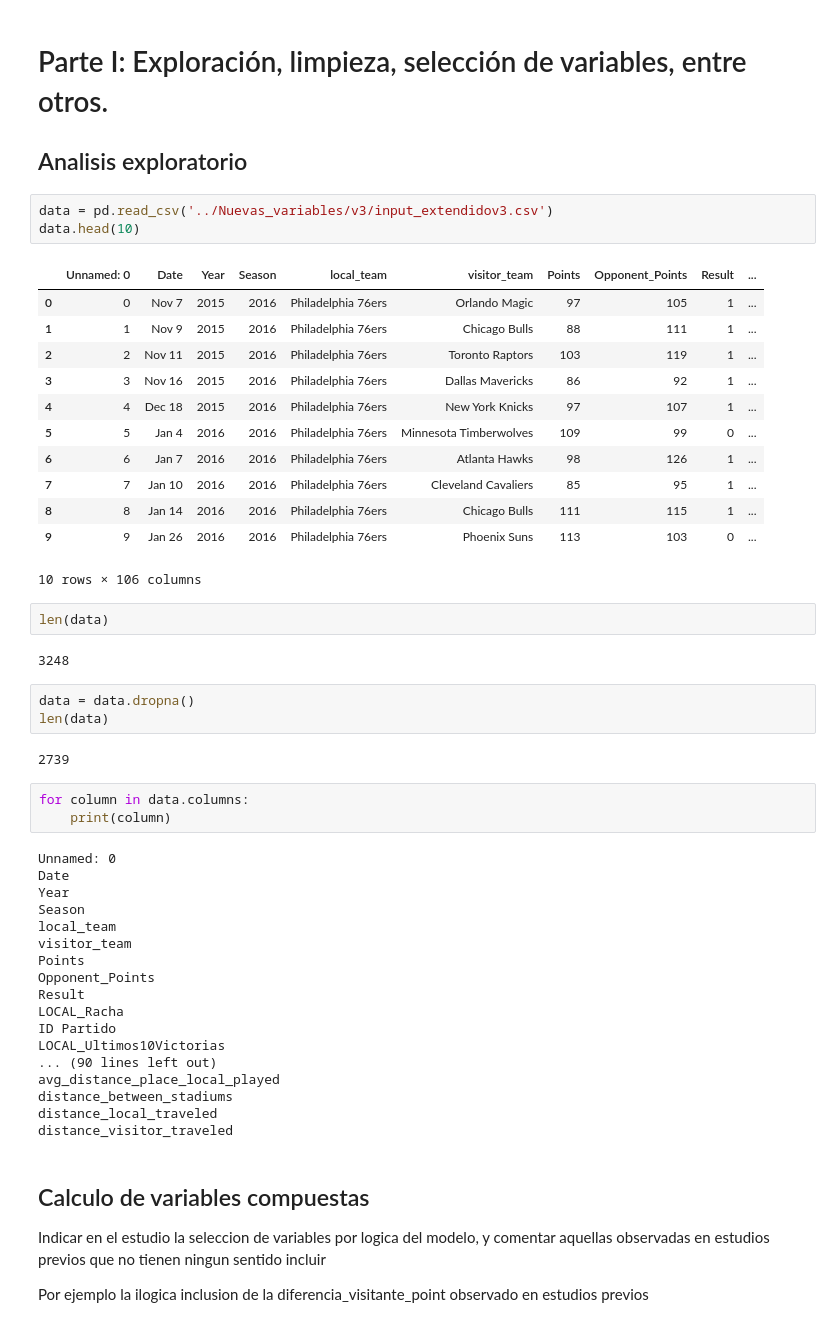
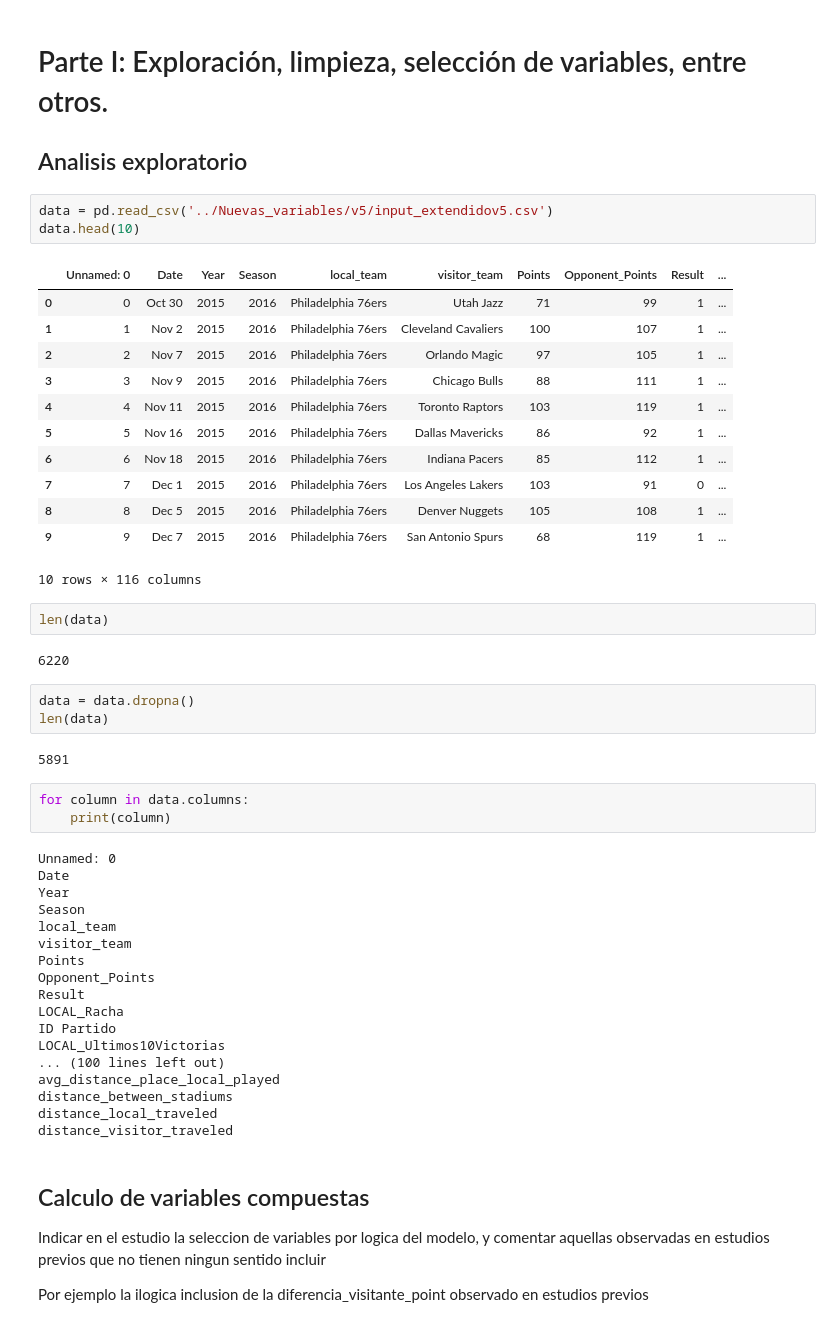
Before and after one commit to bryanDSousa/NBA-game-prediction, a Jupyter notebook: Modelo partidos/partidos_notebook_MODELO_FINAL.ipynb, the cells around one changed output. Cells and saved outputs as stored; diff of their text form.

```diff
--- a/Modelo partidos/partidos_notebook_MODELO_FINAL.ipynb
+++ b/Modelo partidos/partidos_notebook_MODELO_FINAL.ipynb
@@ -69,30 +69,30 @@ Populating the interactive namespace from numpy and matplotlib
 # Parte I: Exploración, limpieza, selección de variables, entre otros.
 ## Analisis exploratorio
 # %%
-data = pd.read_csv('../Nuevas_variables/v3/input_extendidov3.csv')
+data = pd.read_csv('../Nuevas_variables/v5/input_extendidov5.csv')
 data.head(10)
 # %% [output]
 |  | Unnamed: 0 | Date | Year | Season | local_team | visitor_team | Points | Opponent_Points | Result | ... |
-| 0 | 0 | Nov 7 | 2015 | 2016 | Philadelphia 76ers | Orlando Magic | 97 | 105 | 1 | ... |
-| 1 | 1 | Nov 9 | 2015 | 2016 | Philadelphia 76ers | Chicago Bulls | 88 | 111 | 1 | ... |
-| 2 | 2 | Nov 11 | 2015 | 2016 | Philadelphia 76ers | Toronto Raptors | 103 | 119 | 1 | ... |
-| 3 | 3 | Nov 16 | 2015 | 2016 | Philadelphia 76ers | Dallas Mavericks | 86 | 92 | 1 | ... |
-| 4 | 4 | Dec 18 | 2015 | 2016 | Philadelphia 76ers | New York Knicks | 97 | 107 | 1 | ... |
-| 5 | 5 | Jan 4 | 2016 | 2016 | Philadelphia 76ers | Minnesota Timberwolves | 109 | 99 | 0 | ... |
-| 6 | 6 | Jan 7 | 2016 | 2016 | Philadelphia 76ers | Atlanta Hawks | 98 | 126 | 1 | ... |
-| 7 | 7 | Jan 10 | 2016 | 2016 | Philadelphia 76ers | Cleveland Cavaliers | 85 | 95 | 1 | ... |
-| 8 | 8 | Jan 14 | 2016 | 2016 | Philadelphia 76ers | Chicago Bulls | 111 | 115 | 1 | ... |
-| 9 | 9 | Jan 26 | 2016 | 2016 | Philadelphia 76ers | Phoenix Suns | 113 | 103 | 0 | ... |
+| 0 | 0 | Oct 30 | 2015 | 2016 | Philadelphia 76ers | Utah Jazz | 71 | 99 | 1 | ... |
+| 1 | 1 | Nov 2 | 2015 | 2016 | Philadelphia 76ers | Cleveland Cavaliers | 100 | 107 | 1 | ... |
+| 2 | 2 | Nov 7 | 2015 | 2016 | Philadelphia 76ers | Orlando Magic | 97 | 105 | 1 | ... |
+| 3 | 3 | Nov 9 | 2015 | 2016 | Philadelphia 76ers | Chicago Bulls | 88 | 111 | 1 | ... |
+| 4 | 4 | Nov 11 | 2015 | 2016 | Philadelphia 76ers | Toronto Raptors | 103 | 119 | 1 | ... |
+| 5 | 5 | Nov 16 | 2015 | 2016 | Philadelphia 76ers | Dallas Mavericks | 86 | 92 | 1 | ... |
+| 6 | 6 | Nov 18 | 2015 | 2016 | Philadelphia 76ers | Indiana Pacers | 85 | 112 | 1 | ... |
+| 7 | 7 | Dec 1 | 2015 | 2016 | Philadelphia 76ers | Los Angeles Lakers | 103 | 91 | 0 | ... |
+| 8 | 8 | Dec 5 | 2015 | 2016 | Philadelphia 76ers | Denver Nuggets | 105 | 108 | 1 | ... |
+| 9 | 9 | Dec 7 | 2015 | 2016 | Philadelphia 76ers | San Antonio Spurs | 68 | 119 | 1 | ... |
-10 rows × 106 columns
+10 rows × 116 columns
 # %%
 len(data)
 # %% [output]
-3248
+6220
 # %%
 data = data.dropna()
 len(data)
 # %% [output]
-2739
+5891
 # %%
 for column in data.columns:
     print(column)
@@ -109,7 +109,7 @@ Result
 LOCAL_Racha
 ID Partido
 LOCAL_Ultimos10Victorias
-... (90 lines left out)
+... (100 lines left out)
 avg_distance_place_local_played
 distance_between_stadiums
 distance_local_traveled
```
Also changed, not shown: parts of 45 cells of this notebook.
